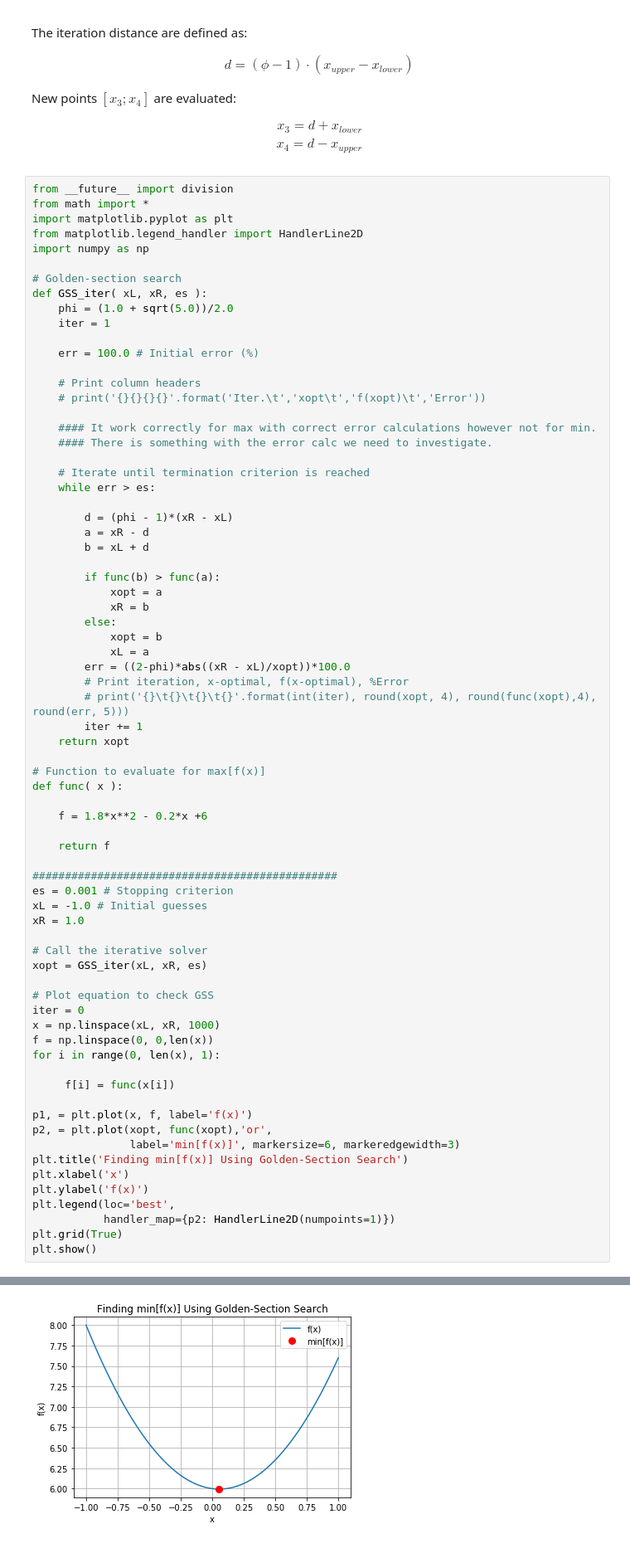
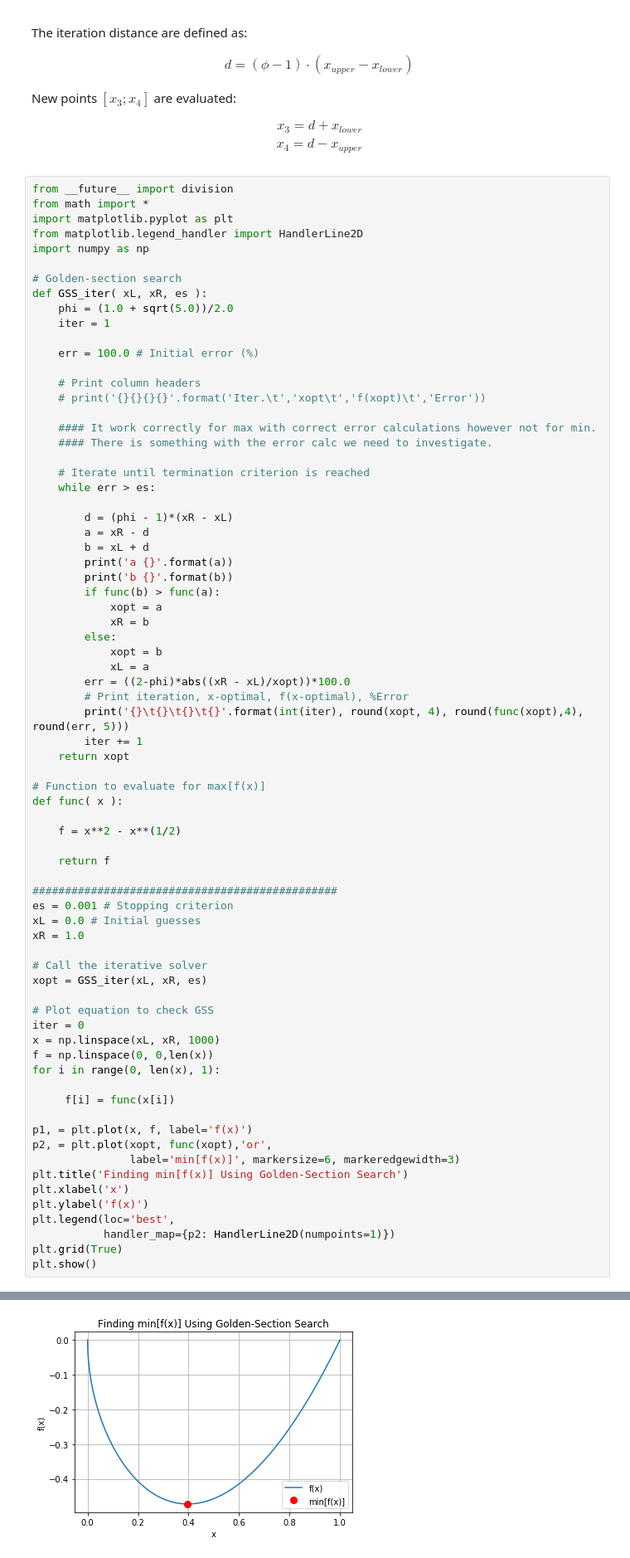
Before and after one commit to JensSchrader/optimization, a Jupyter notebook: Optimization/Unconstrained Optimization/Unconstrained Optimization.ipynb, the cells around one changed output, grey strips where cells are left out. Shown at 83% size. Cells and saved outputs as stored; diff of their text form.

```diff
--- a/Optimization/Unconstrained Optimization/Unconstrained Optimization.ipynb
+++ b/Optimization/Unconstrained Optimization/Unconstrained Optimization.ipynb
@@ -63,7 +63,8 @@ def GSS_iter( xL, xR, es ):
         d = (phi - 1)*(xR - xL)
         a = xR - d
         b = xL + d
-
+        print('a {}'.format(a))
+        print('b {}'.format(b))
         if func(b) > func(a):
             xopt = a
             xR = b
@@ -72,20 +73,20 @@ def GSS_iter( xL, xR, es ):
             xL = a
         err = ((2-phi)*abs((xR - xL)/xopt))*100.0
         # Print iteration, x-optimal, f(x-optimal), %Error
-        # print('{}\t{}\t{}\t{}'.format(int(iter), round(xopt, 4), round(func(xopt),4), round(err, 5)))
+        print('{}\t{}\t{}\t{}'.format(int(iter), round(xopt, 4), round(func(xopt),4), round(err, 5)))
         iter += 1
     return xopt
 
 # Function to evaluate for max[f(x)]
 def func( x ):
 
-    f = 1.8*x**2 - 0.2*x +6
+    f = x**2 - x**(1/2)
 
     return f
 
 ###############################################
 es = 0.001 # Stopping criterion
-xL = -1.0 # Initial guesses
+xL = 0.0 # Initial guesses
 xR = 1.0
 
 # Call the iterative solver
@@ -113,4 +131,4 @@ plt.show()
-[figure, old version]
+[figure, new version]
 # %% [markdown]
 ### Fibonacci Search
 Improves Golden Search performance by narrowing down the search space.
```
Also changed, not shown: parts of 1 cell of this notebook, 11 other files.
